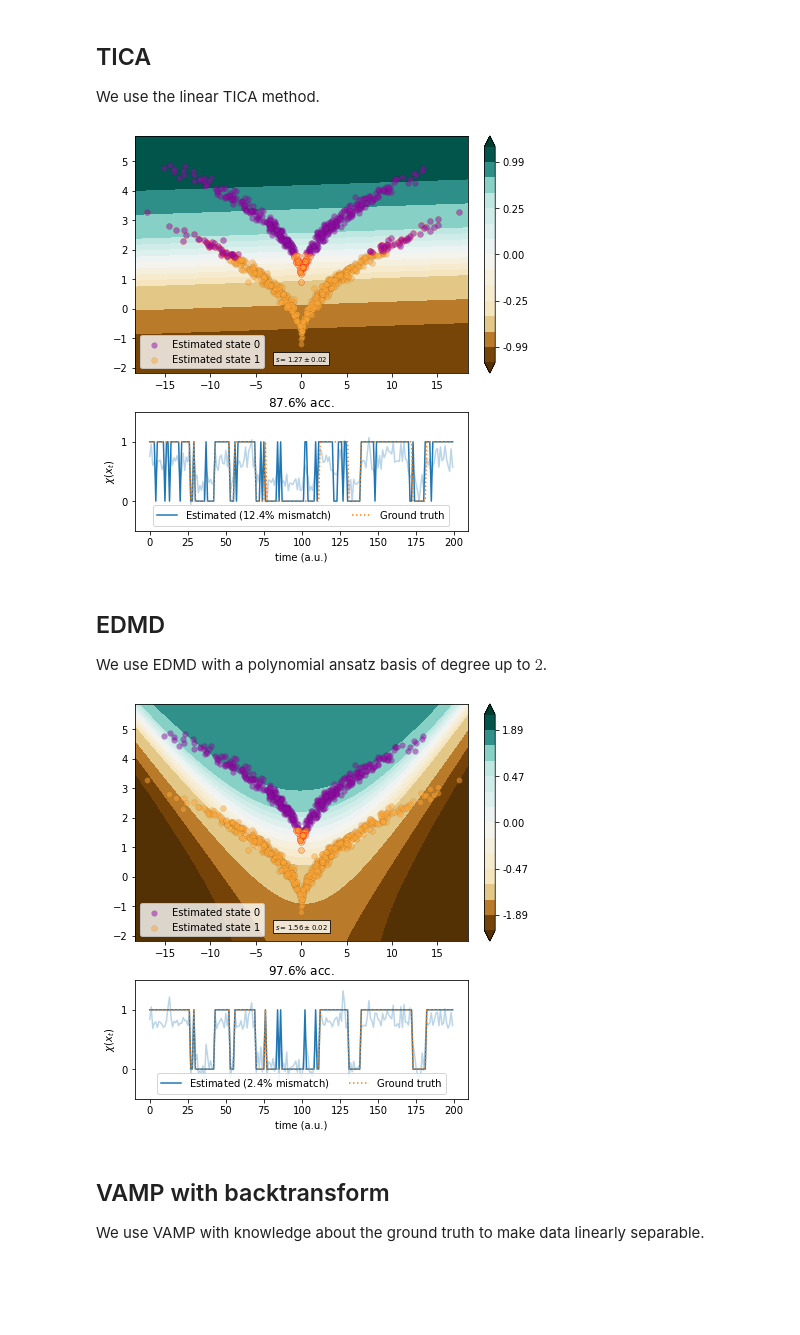
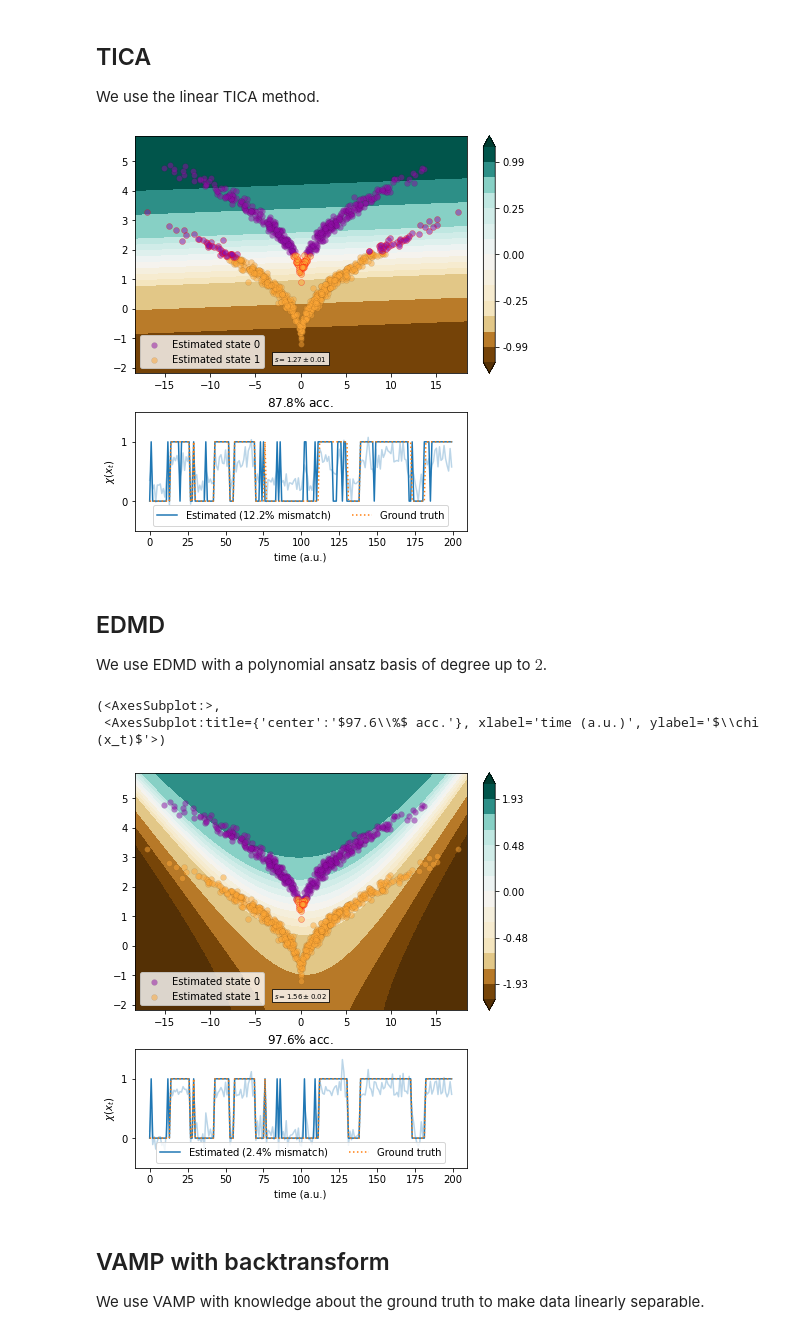
Before and after one commit to deeptime-ml/deeptime-notebooks, a Jupyter notebook: examples/sqrt-model-dimrx.ipynb, the cells around one changed output. Drawn from its saved outputs; the diff is of its cells as text; code cells hidden in the pictures; blank space fills up the shorter version.

```diff
--- a/examples/sqrt-model-dimrx.ipynb
+++ b/examples/sqrt-model-dimrx.ipynb
@@ -106,6 +107,7 @@ def plot_method(transform, score, score_std):
     gs = f.add_gridspec(2, 1, height_ratios=height_ratios)
 
     ax = f.add_subplot(gs[0, 0])
+    ax_contour = ax
 
     norm = Normalize(-vmag, vmag)
     levels_fine = np.linspace(0, levels[1], num=5)
@@ -172,7 +174,7 @@ def plot_method(transform, score, score_std):
     ax.set_title(r"${:.1f}\%$ acc.".format(100-mismatch))
     ax.legend(loc="lower center", ncol=2)
 
-    plt.show()
+    return ax_contour, ax
 # %% [markdown]
 ## TICA
 
@@ -180,14 +182,14 @@ We use the linear TICA method.
 # %%
 from deeptime.decomposition import vamp_score_cv
 from deeptime.decomposition import TICA
 
 estimator = TICA(lagtime=1, dim=1)
 tica = estimator.fit_fetch(traj)
-scores = vamp_score_cv(estimator, traj, lagtime=1, random_state=42)
+scores = vamp_score_cv(estimator, traj, blocksize=100, random_state=42)
 
-plot_method(tica.transform, scores.mean(), scores.std())
+plot_method(tica.transform, scores.mean(), scores.std());
 # %% [output]
-[figure, old version]
+[figure, new version]
 # %% [markdown]
 ## EDMD
 
@@ -201,11 +203,13 @@ edmd = EDMD(basis=basis).fit_fetch(traj, lagtime=1)
 
 vamp_edmd = VAMP(lagtime=1, dim=1,
                  observable_transform=lambda x: edmd.transform(x).real)
-scores = vamp_score_cv(vamp_edmd, traj, lagtime=1, random_state=42)
+scores = vamp_score_cv(vamp_edmd, traj, blocksize=100, random_state=42)
 
 plot_method(lambda x: edmd.transform(x)[..., 1].real, scores.mean(), scores.std())
 # %% [output]
+(<AxesSubplot:>,
+ <AxesSubplot:title={'center':'$97.6\\%$ acc.'}, xlabel='time (a.u.)', ylabel='$\\chi (x_t)$'>)
-[figure, old version]
+[figure, new version]
 # %% [markdown]
 ## VAMP with backtransform
 
```
Also changed, not shown: parts of 14 cells of this notebook.
